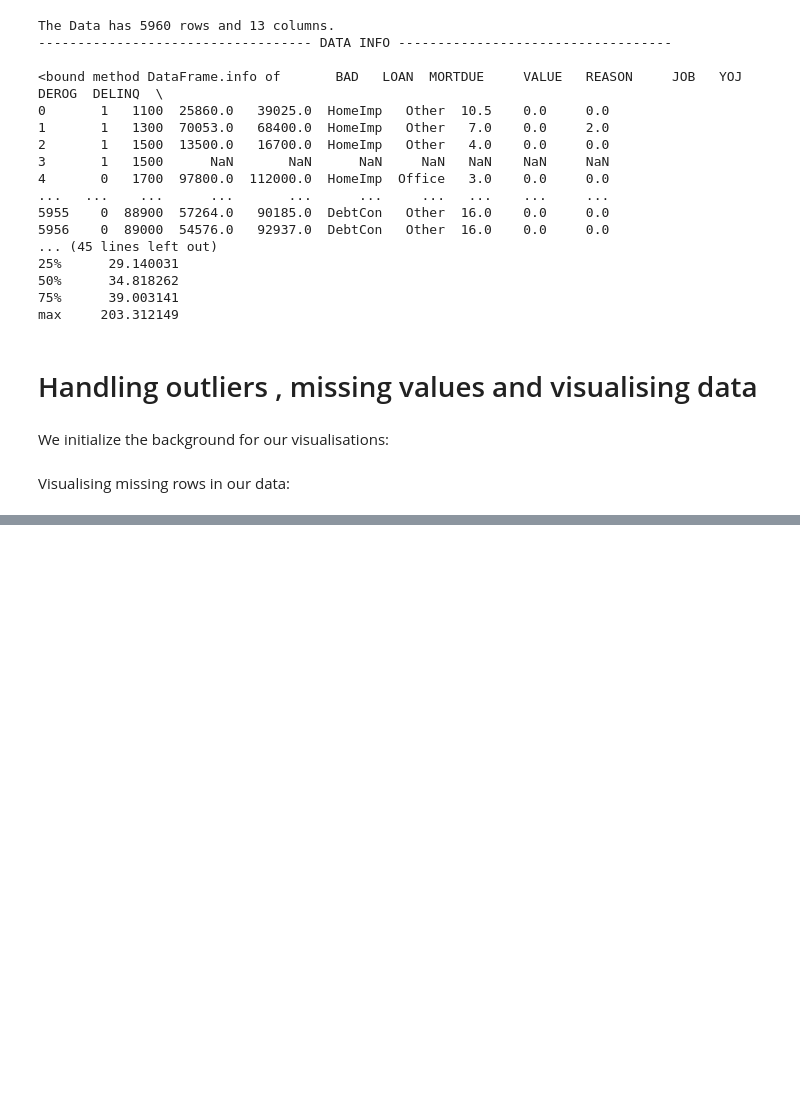
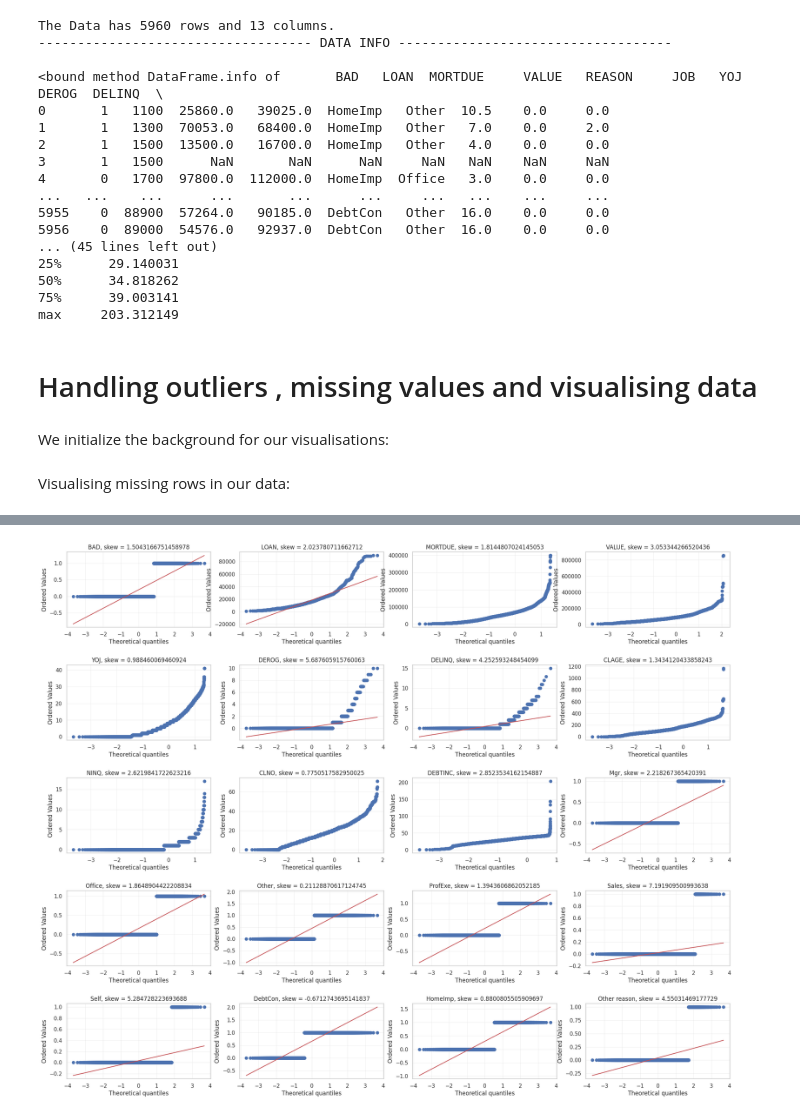
Before and after one commit to Zypperman/DBTT_G1_GRP3, a Jupyter notebook: Notebooks/Usecase_0_0_V1(EDA).ipynb, the cells around one changed output, grey strips where cells are left out. Saved outputs shown, nothing was run; the diff lists cells and outputs as text; code cells hidden in the pictures; blank space fills up the shorter version.

```diff
--- a/Notebooks/Usecase_0_0_V1(EDA).ipynb
+++ b/Notebooks/Usecase_0_0_V1(EDA).ipynb
@@ -251,0 +309,10 @@ we will impute the missing data on the following bases:
+# %%
+fig, axes = plt.subplots(5, 4, figsize=(25, 20))
+for i,ax in zip(data.columns,axes.flat):
+    probplot(data[i],dist='norm',plot=ax)
+    title = i+f", skew = {data[i].skew()}"
+    ax.set_title(title)
+plt.subplots_adjust(wspace=0.2, hspace=0.5)
+plt.show()
+# %% [output]
+[figure, added]
```
Also changed, not shown: parts of 48 cells of this notebook.
